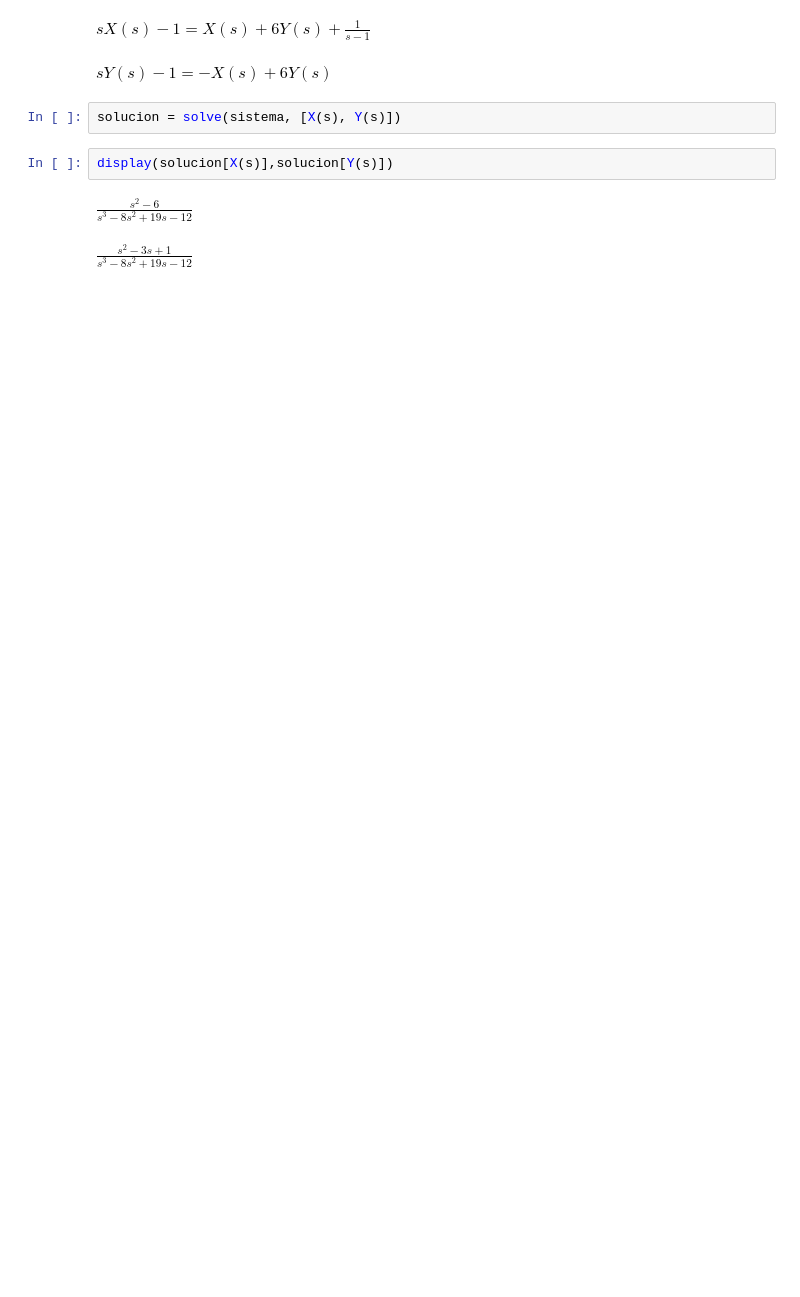
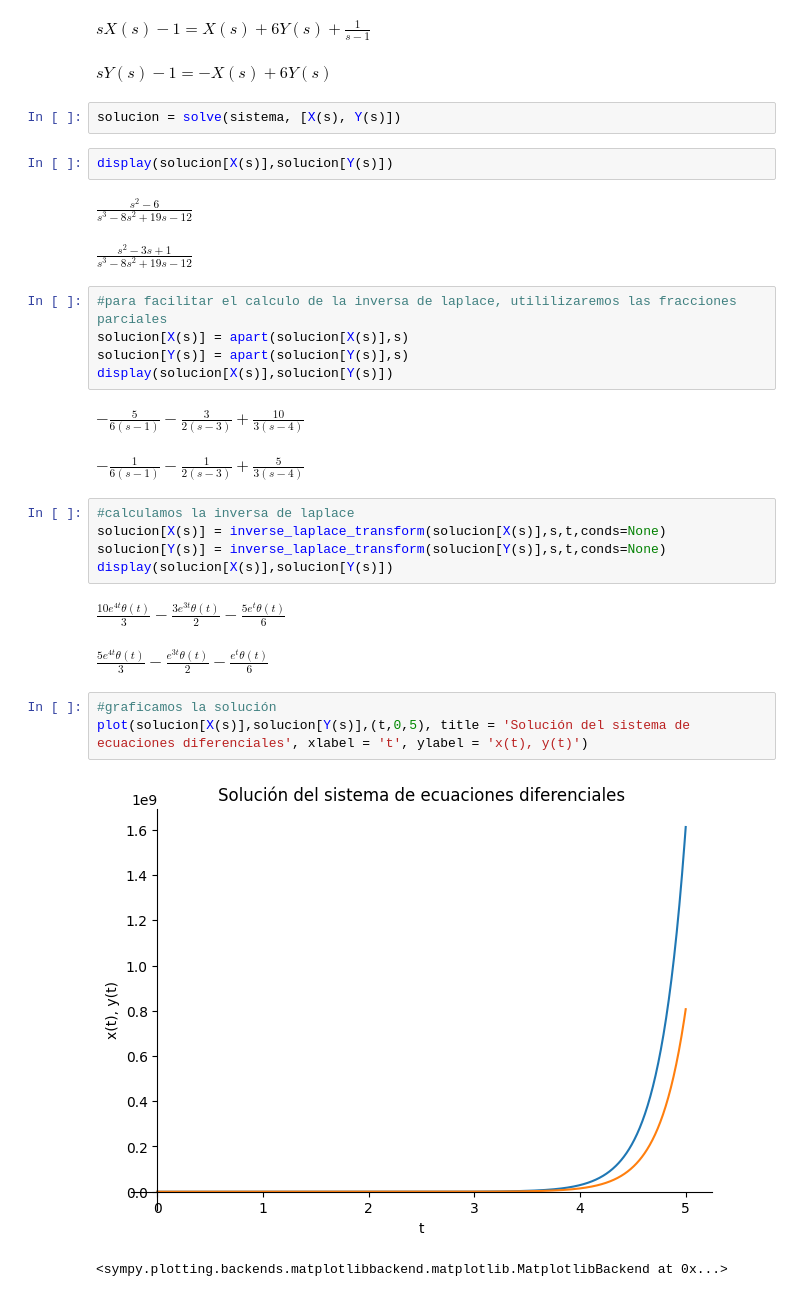
Before and after one commit to joaquinbianciotto/AnalisisNumerico2024g17, a Jupyter notebook: part2-punto3.ipynb, the cells around one changed output. Saved outputs shown, nothing was run; the diff lists cells and outputs as text; blank space fills up the shorter version.

```diff
--- a/part2-punto3.ipynb
+++ b/part2-punto3.ipynb
@@ -40,3 +40,25 @@ display(solucion[X(s)],solucion[Y(s)])
 # %% [output]
 $\displaystyle \frac{s^{2} - 6}{s^{3} - 8 s^{2} + 19 s - 12}$
 $\displaystyle \frac{s^{2} - 3 s + 1}{s^{3} - 8 s^{2} + 19 s - 12}$
+# %%
+#para facilitar el calculo de la inversa de laplace, utililizaremos las fracciones parciales
+solucion[X(s)] = apart(solucion[X(s)],s)
+solucion[Y(s)] = apart(solucion[Y(s)],s)
+display(solucion[X(s)],solucion[Y(s)])
+# %% [output]
+$\displaystyle - \frac{5}{6 \left(s - 1\right)} - \frac{3}{2 \left(s - 3\right)} + \frac{10}{3 \left(s - 4\right)}$
+$\displaystyle - \frac{1}{6 \left(s - 1\right)} - \frac{1}{2 \left(s - 3\right)} + \frac{5}{3 \left(s - 4\right)}$
+# %%
+#calculamos la inversa de laplace
+solucion[X(s)] = inverse_laplace_transform(solucion[X(s)],s,t,conds=None)
+solucion[Y(s)] = inverse_laplace_transform(solucion[Y(s)],s,t,conds=None)
+display(solucion[X(s)],solucion[Y(s)])
+# %% [output]
+$\displaystyle \frac{10 e^{4 t} \theta\left(t\right)}{3} - \frac{3 e^{3 t} \theta\left(t\right)}{2} - \frac{5 e^{t} \theta\left(t\right)}{6}$
+$\displaystyle \frac{5 e^{4 t} \theta\left(t\right)}{3} - \frac{e^{3 t} \theta\left(t\right)}{2} - \frac{e^{t} \theta\left(t\right)}{6}$
+# %%
+#graficamos la solución
+plot(solucion[X(s)],solucion[Y(s)],(t,0,5), title = 'Solución del sistema de ecuaciones diferenciales', xlabel = 't', ylabel = 'x(t), y(t)')
+# %% [output]
+[figure, added]
+<sympy.plotting.backends.matplotlibbackend.matplotlib.MatplotlibBackend at 0x...>
```
Also changed, not shown: 1 other file.
